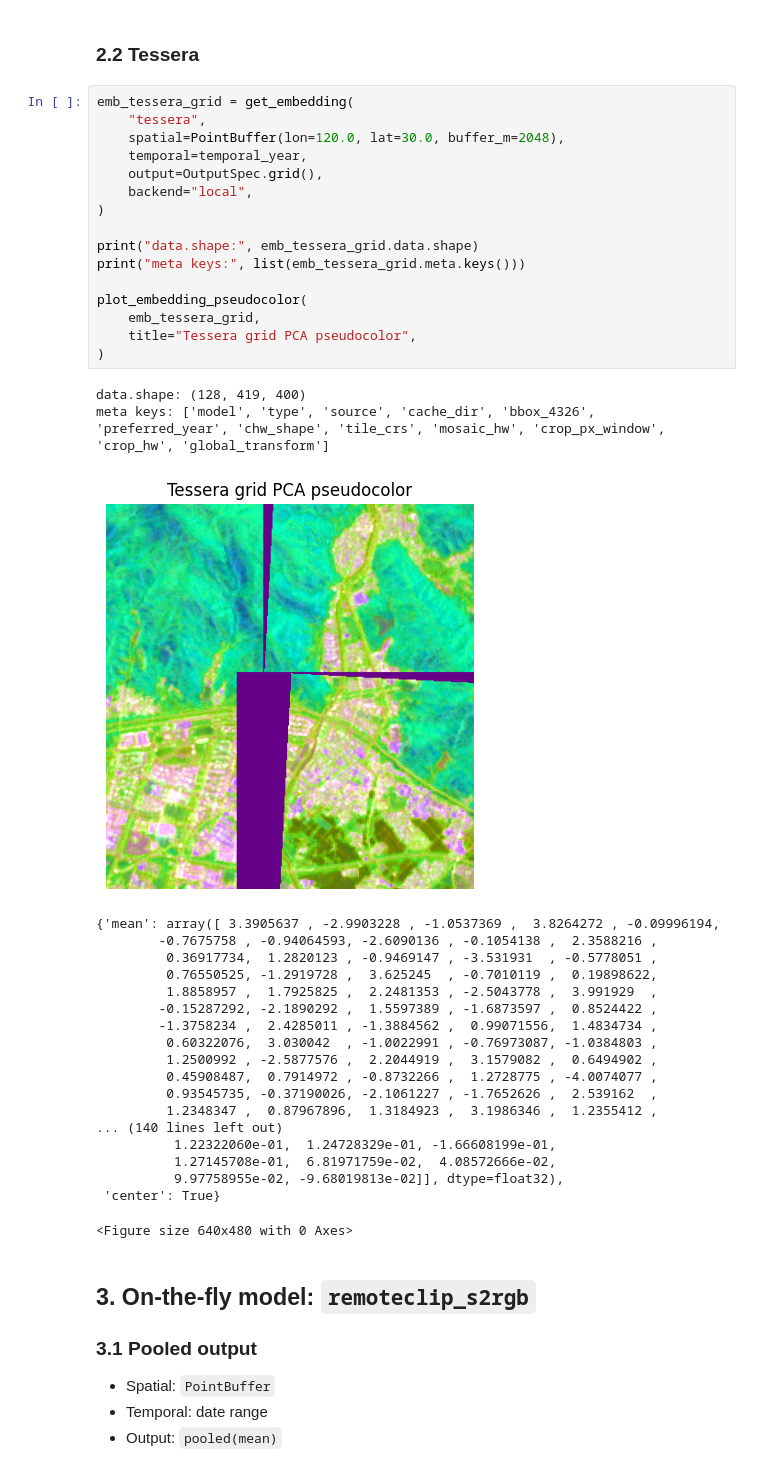
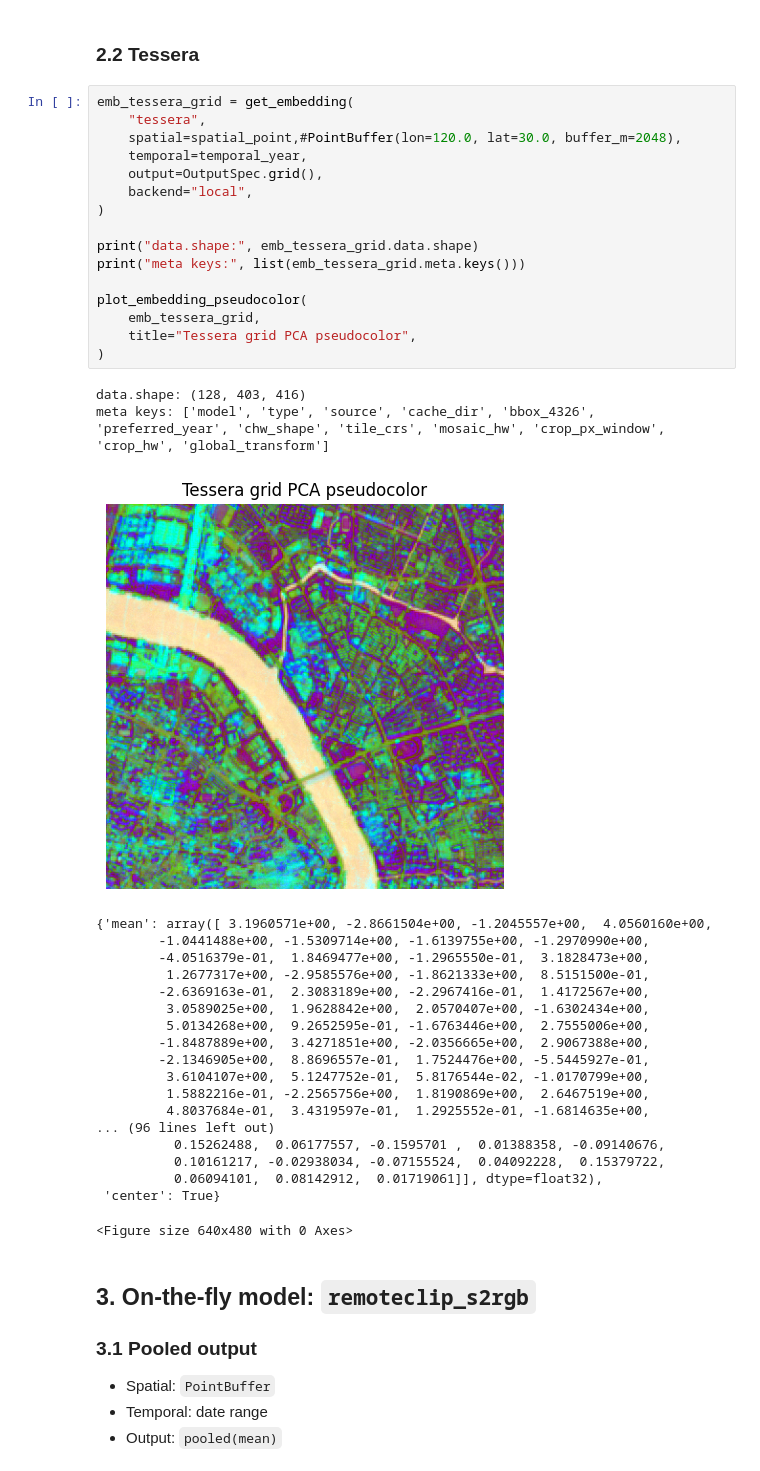
Before and after one commit to Dinghye/rs-embed, a Jupyter notebook: examples/playground.ipynb, the cells around one changed output. Saved outputs shown, nothing was run; the diff lists cells and outputs as text.

```diff
--- a/examples/playground.ipynb
+++ b/examples/playground.ipynb
@@ -100,39 +99,39 @@ source: GOOGLE/SATELLITE_EMBEDDING/V1/ANNUAL
 # %%
 emb_tessera_grid = get_embedding(
     "tessera",
-    spatial=PointBuffer(lon=120.0, lat=30.0, buffer_m=2048),
+    spatial=spatial_point,#PointBuffer(lon=120.0, lat=30.0, buffer_m=2048),
     temporal=temporal_year,
     output=OutputSpec.grid(),
     backend="local",
 )
 
 print("data.shape:", emb_tessera_grid.data.shape)
 print("meta keys:", list(emb_tessera_grid.meta.keys()))
 
 plot_embedding_pseudocolor(
     emb_tessera_grid,
     title="Tessera grid PCA pseudocolor",
 )
 # %% [output]
-data.shape: (128, 419, 400)
+data.shape: (128, 403, 416)
 meta keys: ['model', 'type', 'source', 'cache_dir', 'bbox_4326', 'preferred_year', 'chw_shape', 'tile_crs', 'mosaic_hw', 'crop_px_window', 'crop_hw', 'global_transform']
-[figure, old version]
+[figure, new version]
-{'mean': array([ 3.3905637 , -2.9903228 , -1.0537369 ,  3.8264272 , -0.09996194,
-        -0.7675758 , -0.94064593, -2.6090136 , -0.1054138 ,  2.3588216 ,
-         0.36917734,  1.2820123 , -0.9469147 , -3.531931  , -0.5778051 ,
-         0.76550525, -1.2919728 ,  3.625245  , -0.7010119 ,  0.19898622,
-         1.8858957 ,  1.7925825 ,  2.2481353 , -2.5043778 ,  3.991929  ,
-        -0.15287292, -2.1890292 ,  1.5597389 , -1.6873597 ,  0.8524422 ,
-        -1.3758234 ,  2.4285011 , -1.3884562 ,  0.99071556,  1.4834734 ,
-         0.60322076,  3.030042  , -1.0022991 , -0.76973087, -1.0384803 ,
-         1.2500992 , -2.5877576 ,  2.2044919 ,  3.1579082 ,  0.6494902 ,
-         0.45908487,  0.7914972 , -0.8732266 ,  1.2728775 , -4.0074077 ,
-         0.93545735, -0.37190026, -2.1061227 , -1.7652626 ,  2.539162  ,
-         1.2348347 ,  0.87967896,  1.3184923 ,  3.1986346 ,  1.2355412 ,
-... (140 lines left out)
-          1.22322060e-01,  1.24728329e-01, -1.66608199e-01,
-          1.27145708e-01,  6.81971759e-02,  4.08572666e-02,
-          9.97758955e-02, -9.68019813e-02]], dtype=float32),
+{'mean': array([ 3.1960571e+00, -2.8661504e+00, -1.2045557e+00,  4.0560160e+00,
+        -1.0441488e+00, -1.5309714e+00, -1.6139755e+00, -1.2970990e+00,
+        -4.0516379e-01,  1.8469477e+00, -1.2965550e-01,  3.1828473e+00,
+         1.2677317e+00, -2.9585576e+00, -1.8621333e+00,  8.5151500e-01,
+        -2.6369163e-01,  2.3083189e+00, -2.2967416e-01,  1.4172567e+00,
+         3.0589025e+00,  1.9628842e+00,  2.0570407e+00, -1.6302434e+00,
+         5.0134268e+00,  9.2652595e-01, -1.6763446e+00,  2.7555006e+00,
+        -1.8487889e+00,  3.4271851e+00, -2.0356665e+00,  2.9067388e+00,
+        -2.1346905e+00,  8.8696557e-01,  1.7524476e+00, -5.5445927e-01,
+         3.6104107e+00,  5.1247752e-01,  5.8176544e-02, -1.0170799e+00,
+         1.5882216e-01, -2.2565756e+00,  1.8190869e+00,  2.6467519e+00,
+         4.8037684e-01,  3.4319597e-01,  1.2925552e-01, -1.6814635e+00,
+... (96 lines left out)
+          0.15262488,  0.06177557, -0.1595701 ,  0.01388358, -0.09140676,
+          0.10161217, -0.02938034, -0.07155524,  0.04092228,  0.15379722,
+          0.06094101,  0.08142912,  0.01719061]], dtype=float32),
  'center': True}
 <Figure size 640x480 with 0 Axes>
 # %% [markdown]
```
Also changed, not shown: parts of 2 cells of this notebook, 31 other files.
